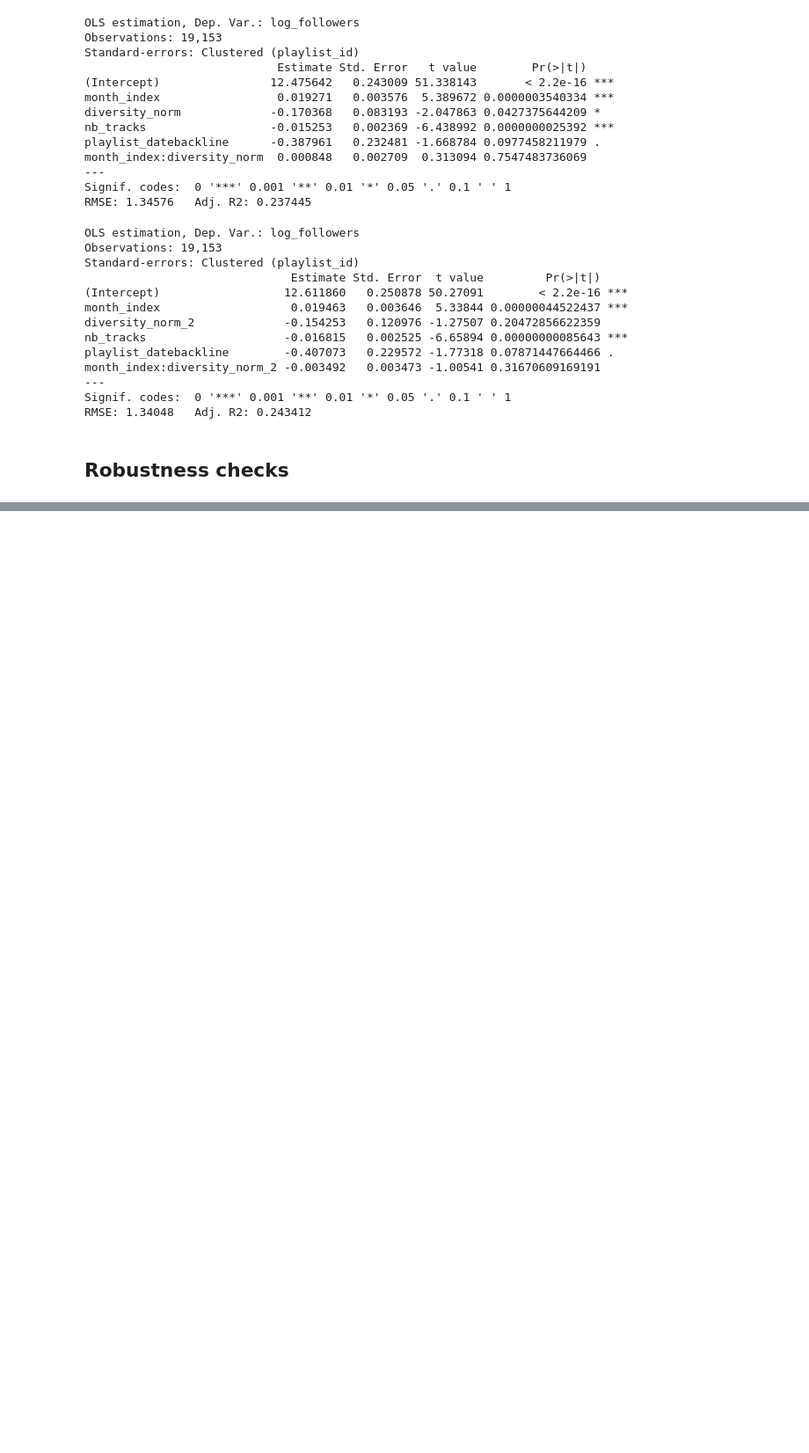
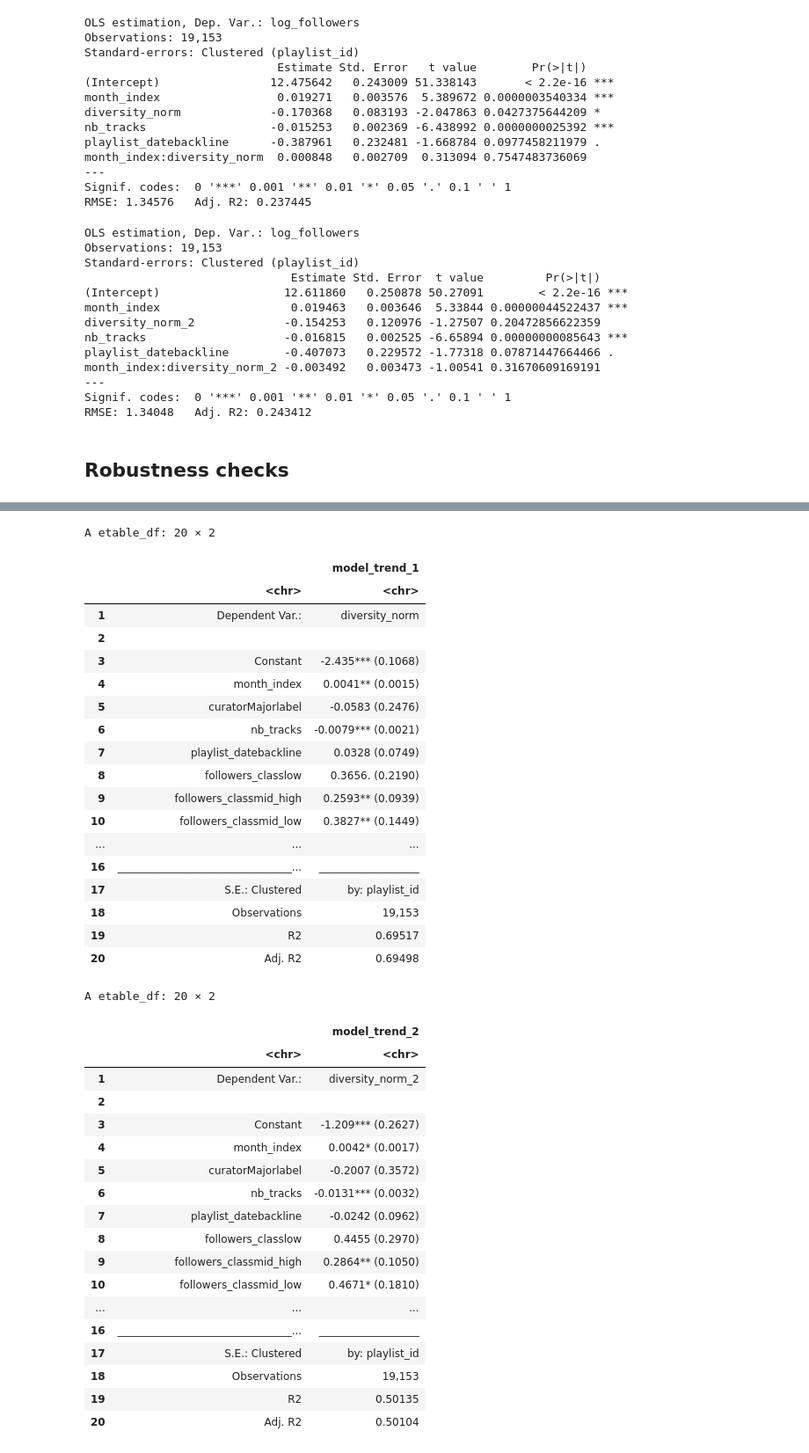
Before and after one commit to julienmbarki/article-diversity-editorial, a Jupyter notebook: data_analysis/data_analysis.ipynb, the cells around one changed output, grey strips where cells are left out. Shown at 88% size. Cells and saved outputs as stored; diff of their text form; code cells hidden in the pictures; blank space fills up the shorter version.

```diff
--- a/data_analysis/data_analysis.ipynb
+++ b/data_analysis/data_analysis.ipynb
@@ -2062,3 +2603,59 @@ summary(model_trend_2)
+# %%
+# Evolution of Diversity Over Time with Playlist Type Interaction
+# k alpha Rao-Stirling
+model_trend_1 <- feols(
+  diversity_norm ~ month_index * curator +
+  nb_tracks + playlist_date + followers_class * month_index + nb_clusters,
+  data = df, cluster = c("playlist_id")
+  )
+etable(model_trend_1)
+
+# k beta Rao-Stirling
+model_trend_2 <- feols(
+  diversity_norm_2 ~ month_index * curator +
+  nb_tracks + playlist_date + followers_class * month_index + nb_clusters_2,
+  data = df, cluster = c("playlist_id")
+  )
+etable(model_trend_2)
+# %% [output]
+A etable_df: 20 × 2
+|  |  | model_trend_1 |
+|  | <chr> | <chr> |
+| 1 | Dependent Var.: | diversity_norm |
+| 2 |  |  |
+| 3 | Constant | -2.435*** (0.1068) |
+| 4 | month_index | 0.0041** (0.0015) |
+| 5 | curatorMajorlabel | -0.0583 (0.2476) |
+| 6 | nb_tracks | -0.0079*** (0.0021) |
+| 7 | playlist_datebackline | 0.0328 (0.0749) |
+| 8 | followers_classlow | 0.3656. (0.2190) |
+| 9 | followers_classmid_high | 0.2593** (0.0939) |
+| 10 | followers_classmid_low | 0.3827** (0.1449) |
+| ... | ... | ... |
+| 16 | _________________________________... | ___________________ |
+| 17 | S.E.: Clustered | by: playlist_id |
+| 18 | Observations | 19,153 |
+| 19 | R2 | 0.69517 |
+| 20 | Adj. R2 | 0.69498 |
+A etable_df: 20 × 2
+|  |  | model_trend_2 |
+|  | <chr> | <chr> |
+| 1 | Dependent Var.: | diversity_norm_2 |
+| 2 |  |  |
+| 3 | Constant | -1.209*** (0.2627) |
+| 4 | month_index | 0.0042* (0.0017) |
+| 5 | curatorMajorlabel | -0.2007 (0.3572) |
+| 6 | nb_tracks | -0.0131*** (0.0032) |
+| 7 | playlist_datebackline | -0.0242 (0.0962) |
+| 8 | followers_classlow | 0.4455 (0.2970) |
+| 9 | followers_classmid_high | 0.2864** (0.1050) |
+| 10 | followers_classmid_low | 0.4671* (0.1810) |
+| ... | ... | ... |
+| 16 | _________________________________... | ___________________ |
+| 17 | S.E.: Clustered | by: playlist_id |
+| 18 | Observations | 19,153 |
+| 19 | R2 | 0.50135 |
+| 20 | Adj. R2 | 0.50104 |
 # %%
 # Month dummies
 df$year_month <- as.factor(df$year_month)
```
Also changed, not shown: parts of 15 cells of this notebook.
